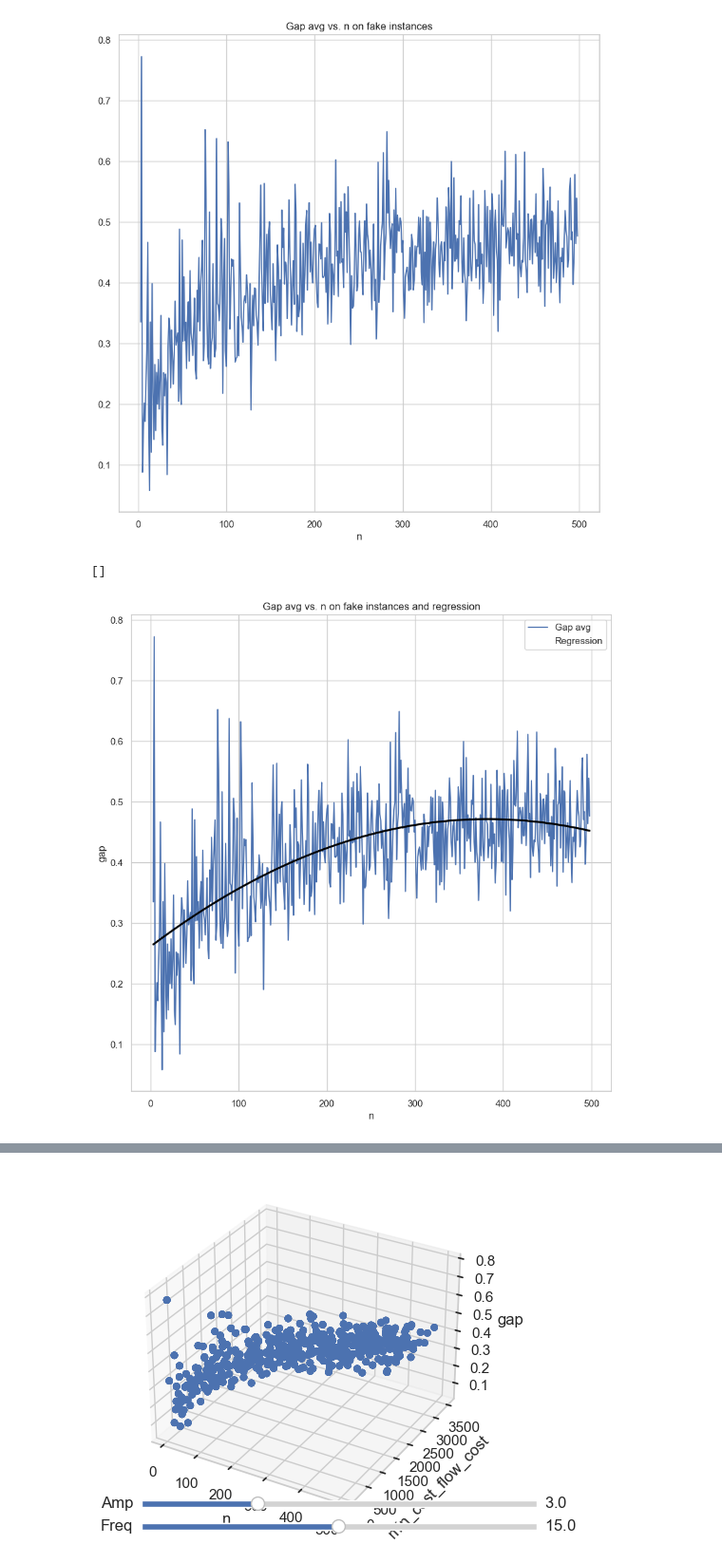
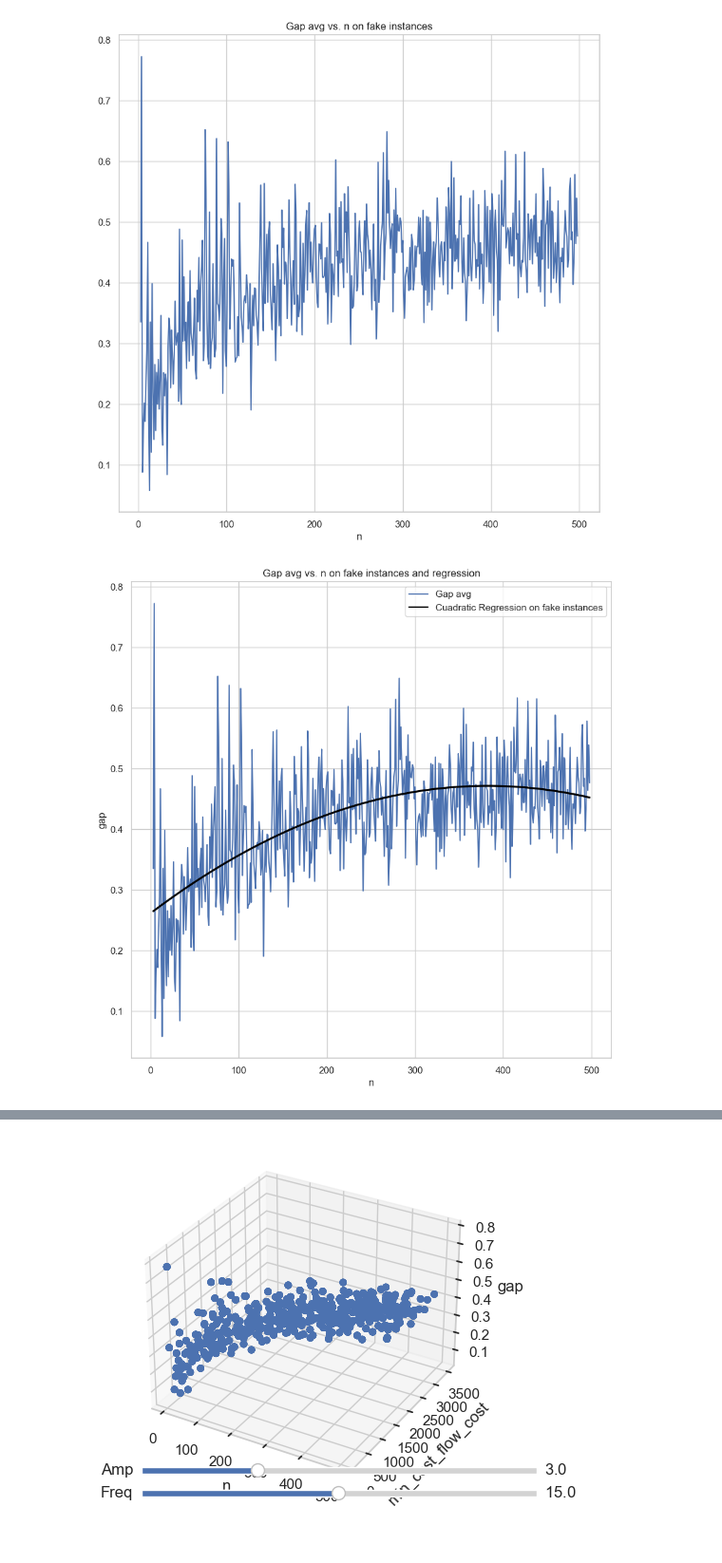
Before and after one commit to Luquish/TP1_TDV, a Jupyter notebook: src/scripts/experimentacion.ipynb, the cells around one changed output, grey strips where cells are left out. Shown at 95% size. Drawn from its saved outputs; the diff is of its cells as text; code cells hidden in the pictures.

```diff
--- a/src/scripts/experimentacion.ipynb
+++ b/src/scripts/experimentacion.ipynb
@@ -392,27 +511,38 @@ ax.plot()
 # %%
 # add ns and avg_gaps to the plot
 fig, ax = plt.subplots(figsize=(10, 10))
 
-ad_hoc_solutions.groupby("n")["gap"].mean().plot()
+ad_hoc_solutions.groupby("n")["gap"].mean().plot(
+    label= "Gap avg",
+)
 
 sns.set_theme(style="whitegrid")
 
 ax = sns.regplot(
                 x="n",
                 y="gap",
                 data=ad_hoc_solutions,
                 order=2,
                 ci=None,
                 color="black",
                 marker="",
             )
 
+ax.plot(
+    [], [],
+    color="black",
+    marker="",
+    label="Cuadratic Regression on fake instances",
+)
+
 ax.set_title("Gap avg vs. n on fake instances and regression")
 ax.set_xlabel("n")
 
-ax.legend(["Gap avg", "Regression"])
+#ax.legend(["Gap avg", "Cuadratic Regression"])
+_ = ax.legend()
 
 ax.plot()
+
+plt.savefig("../output/figures/gap_avg_vs_n_fake_reg.png")
 # %% [output]
-[]
-[figure, old version]
+[figure, new version]
```
Also changed, not shown: parts of 22 cells of this notebook, 26 other files.
